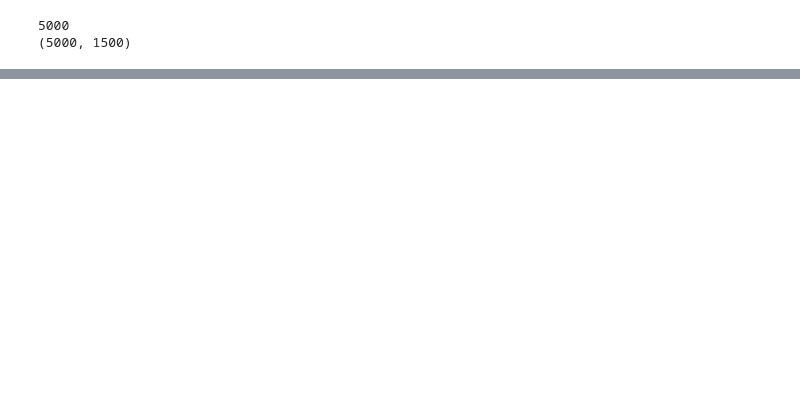
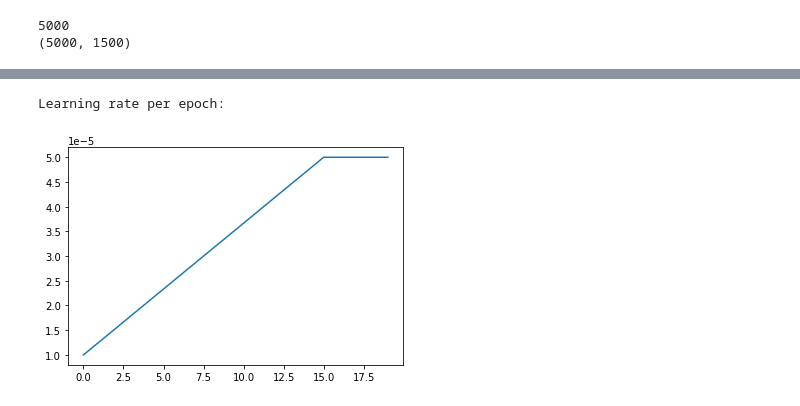
Before and after one commit to stochasticats/imdb-review-sentiment-classifier, a Jupyter notebook: imdb_movie_sentiment_classifier.ipynb, the cells around one changed output, grey strips where cells are left out. Saved outputs shown, nothing was run; the diff lists cells and outputs as text; code cells hidden in the pictures; blank space fills up the shorter version.

```diff
--- a/imdb_movie_sentiment_classifier.ipynb
+++ b/imdb_movie_sentiment_classifier.ipynb
@@ -285 +276,31 @@ _________________________________________________________________
+# %%
+es = tf.keras.callbacks.EarlyStopping(patience=15, restore_best_weights=True, verbose=1)
+mc = tf.keras.callbacks.ModelCheckpoint('model.hdf5', save_best_only=True, verbose=0)
+rlr = tf.keras.callbacks.ReduceLROnPlateau(monitor='val_loss', patience=10, verbose=1)
+
+epochs = 20
+start_lr = 0.00001
+min_lr = 0.00001
+max_lr = 0.00005
+rampup_epochs = 15
+sustain_epochs = 10
+exp_decay = .8
+
+def lrfn(epoch):
+  if epoch < rampup_epochs:
+    return (max_lr - start_lr)/rampup_epochs * epoch + start_lr
+  elif epoch < rampup_epochs + sustain_epochs:
+    return max_lr
+  else:
+    return min_lr
+
+lr = tf.keras.callbacks.LearningRateScheduler(lambda epoch: lrfn(epoch), verbose=True)
+
+rang = np.arange(epochs)
+y = [lrfn(x) for x in rang]
+plt.plot(rang, y)
+print('Learning rate per epoch:')
+# %% [output]
+Learning rate per epoch:
+[figure, added]
 # %%
```
Also changed, not shown: parts of 19 cells of this notebook.
